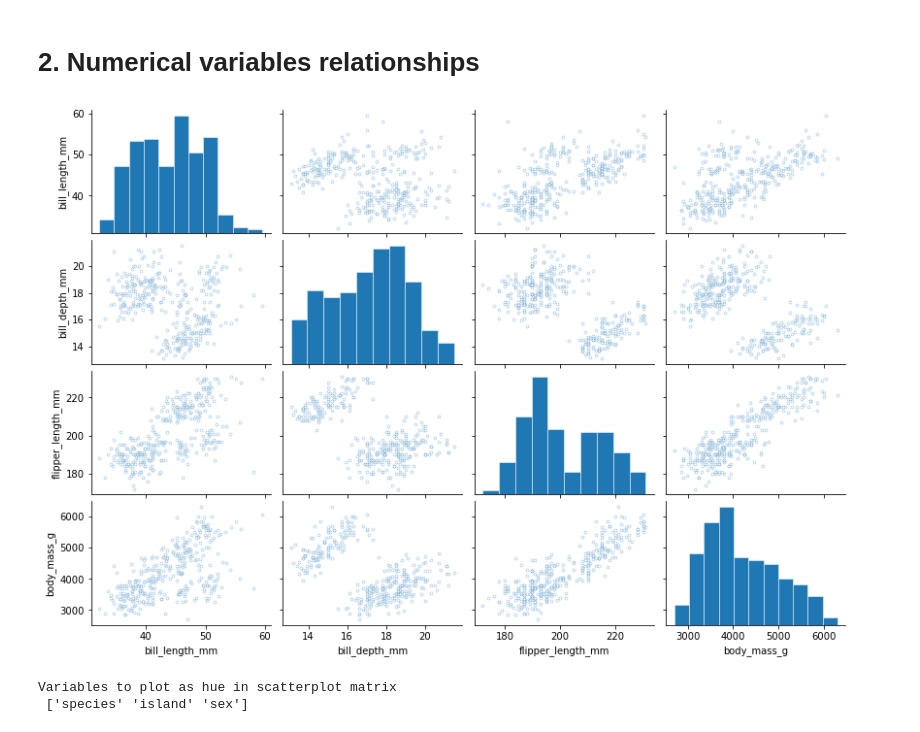
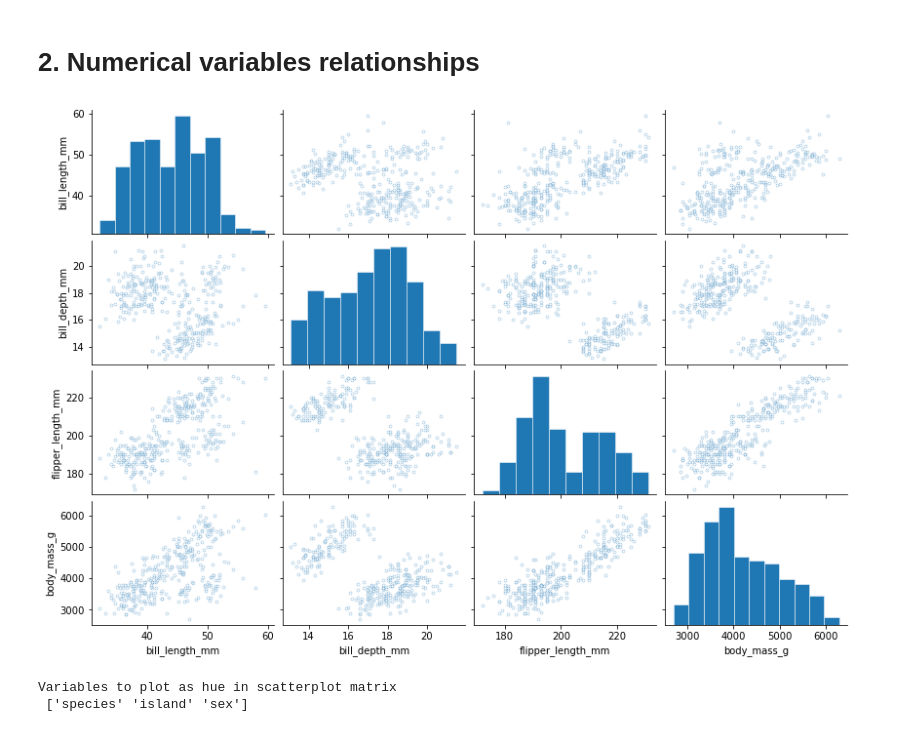
Before and after one commit to patrickwfitzgerald/portfolio, a Jupyter notebook: automated-EDA/automated_EDA.ipynb, the cells around one changed output. Cells and saved outputs as stored; diff of their text form; code cells hidden in the pictures.

```diff
--- a/automated-EDA/automated_EDA.ipynb
+++ b/automated-EDA/automated_EDA.ipynb
@@ -152,9 +151,14 @@ for var in df:
     # makes seaborn pairplot work (bool dtype cannot be plotted in v0.10)
     if df[var].nunique() == 2:
         df[var] = df[var].astype('object')
-    # Remove constants and variables containing only NaN
+    # Remove constants, variables containing only NaN and index variables
     if df[var].nunique() == 1 or df[var].isnull().all():
         df = df.drop(columns=var)
+    elif (df[var] == df.index).all():
+        if var == 'unnamed: 0':
+            df.drop(columns=var, inplace=True)
+        else:
+            df.set_index(var, inplace=True)
 # %%
 # Identify and convert date variables that are not already of dtype
 # datetime and stored in separate columns
@@ -164,10 +168,10 @@ date_names = ['date', 'year', 'quarter', 'month', 'day']
 if 'date' not in df.select_dtypes('datetime').columns:
     columns = df.select_dtypes(exclude='datetime').columns
     if 'year' in columns and 'month' in columns and 'day' in columns:
-        df['date'] = pd.to_datetime(df['year'].astype(str) + df['month'].astype(str) + df['day'].astype(str))
+        df['date'] = pd.to_datetime(df[['year', 'month', 'day']])
         df = df.drop(columns=['year','month','day'])
     elif 'year' in columns and 'month' in columns and not 'day' in columns:
-        df['year_month'] = pd.to_datetime(df['year'].astype(str) + df['month'], format='%Y%B')
+        df['year_month'] = pd.to_datetime(df['year'].astype(str) + df['month'].astype(str), format='%Y%b')
         df = df.drop(columns=['year','month'])
     elif 'year' in columns and not 'month' in columns and not 'day' in columns:
         df['year'] = pd.to_datetime(df['year'], format='%Y')
@@ -591,28 +589,35 @@ bargrid(df, nb_unique_limit)
 # %%
 # Draw seaborn pairplot depending on number of numerical variables
 
-var_num_rel_lim = 8
+var_num_rel_lim = 8  # maximum number of variables to plot automatically
 
-if var_num_rel.size == 1:
+if var_num_rel.size == 0:
+    print(
+'''There are no numerical variables with a large enough number of unique
+values in this dataset, so a pairplot is not relevant.
+    ''')
+elif var_num_rel.size == 1:
     print(
 '''There is only one numerical variable in this dataset, so a pairplot
-is not relevant.
+is not relevant and the histogram of the diagonal plot is not shown.
     ''')
 else:
     if var_num_rel.size > var_num_rel_lim:
         var_num_rel_plot = var_num_rel[:var_num_rel_lim]
         print(
 f'''WARNING: There are {var_num_rel.size} numerical variables to plot,
 only the first {var_num_rel_lim} are plotted.
         ''')
     else:
         var_num_rel_plot = var_num_rel
-    sns.pairplot(df[var_num_rel_plot],
-                 plot_kws=dict(marker='.', color='white', edgecolor='tab:blue', alpha=0.5),
-                 diag_kws=dict(edgecolor='white', linewidth=0.5, alpha=1))
-    plt.gcf().set_size_inches(12,8);
+    g = sns.PairGrid(df[var_num_rel_plot], diag_sharey=False)
+    g.map_offdiag(sns.scatterplot, marker='.', color='white',
+                  edgecolor='tab:blue', alpha=0.5)
+    g.map_diag(sns.histplot, edgecolor='white', linewidth=0.5, alpha=1)
+    g.fig.set_size_inches(12,8)
+    g.fig.subplots_adjust(hspace=0.05, wspace=0.05);
 # %% [output]
-[figure, old version]
+[figure, new version]
 # %%
 # Select variables to use as hue in pairplot
 var_hue = var_viz
```
Also changed, not shown: parts of 18 cells of this notebook, 2 other files.
